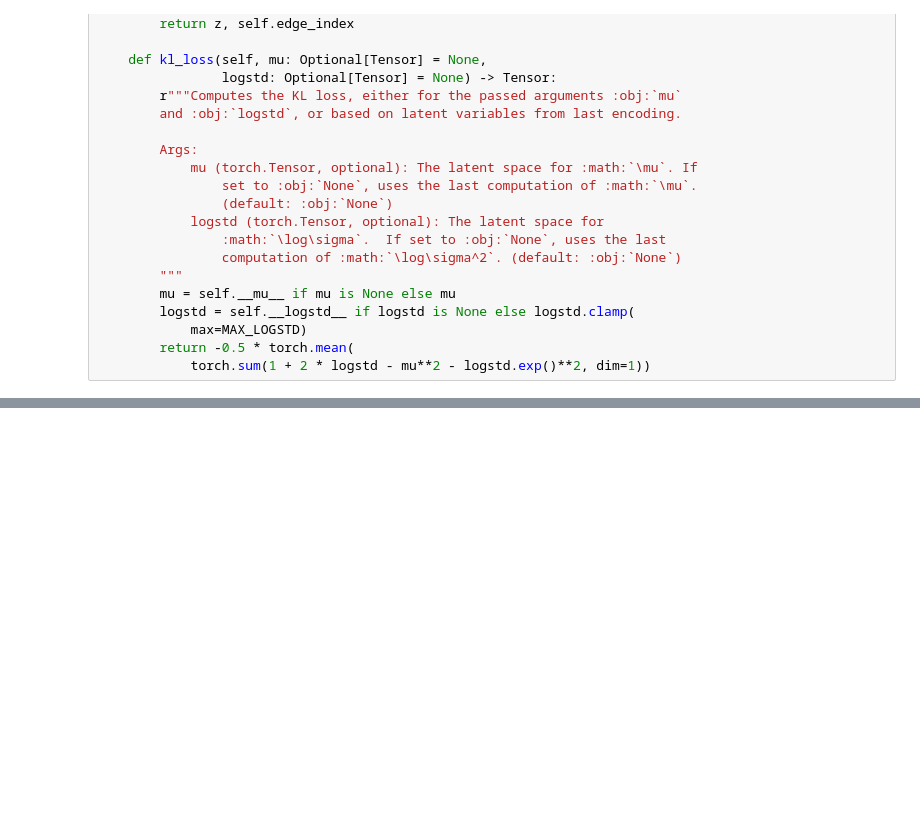
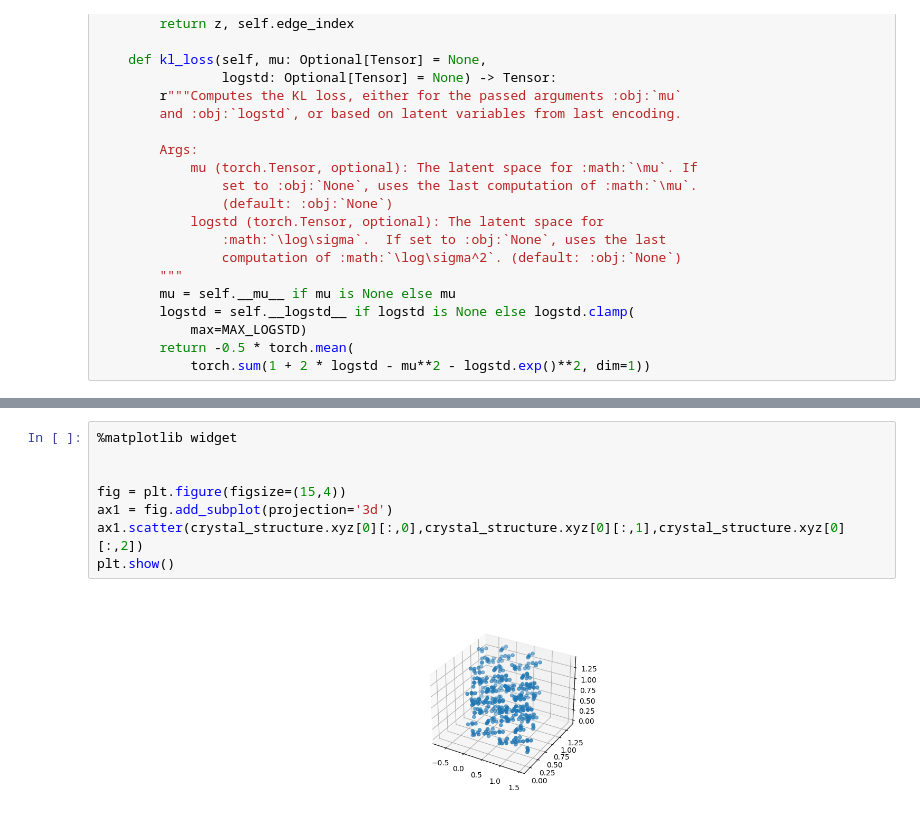
Before and after one commit to Naval-surange/GAENN, a Jupyter notebook: code/inter_molecular_AE.ipynb, the cells around one changed output, grey strips where cells are left out. Drawn from its saved outputs; the diff is of its cells as text; blank space fills up the shorter version.

```diff
--- a/code/inter_molecular_AE.ipynb
+++ b/code/inter_molecular_AE.ipynb
@@ -511,0 +598,10 @@ plt.show()
+# %%
+%matplotlib widget
+
+
+fig = plt.figure(figsize=(15,4))
+ax1 = fig.add_subplot(projection='3d')
+ax1.scatter(crystal_structure.xyz[0][:,0],crystal_structure.xyz[0][:,1],crystal_structure.xyz[0][:,2])
+plt.show()
+# %% [output]
+[figure, added]
```
Also changed, not shown: parts of 25 cells of this notebook, 6 other files.
